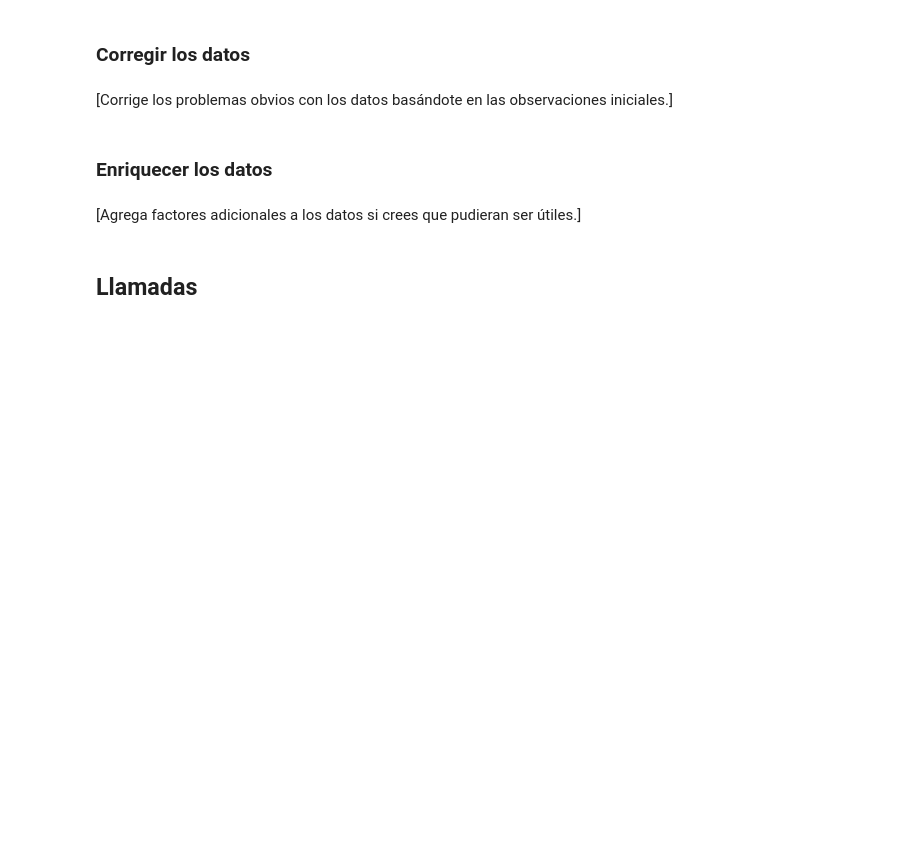
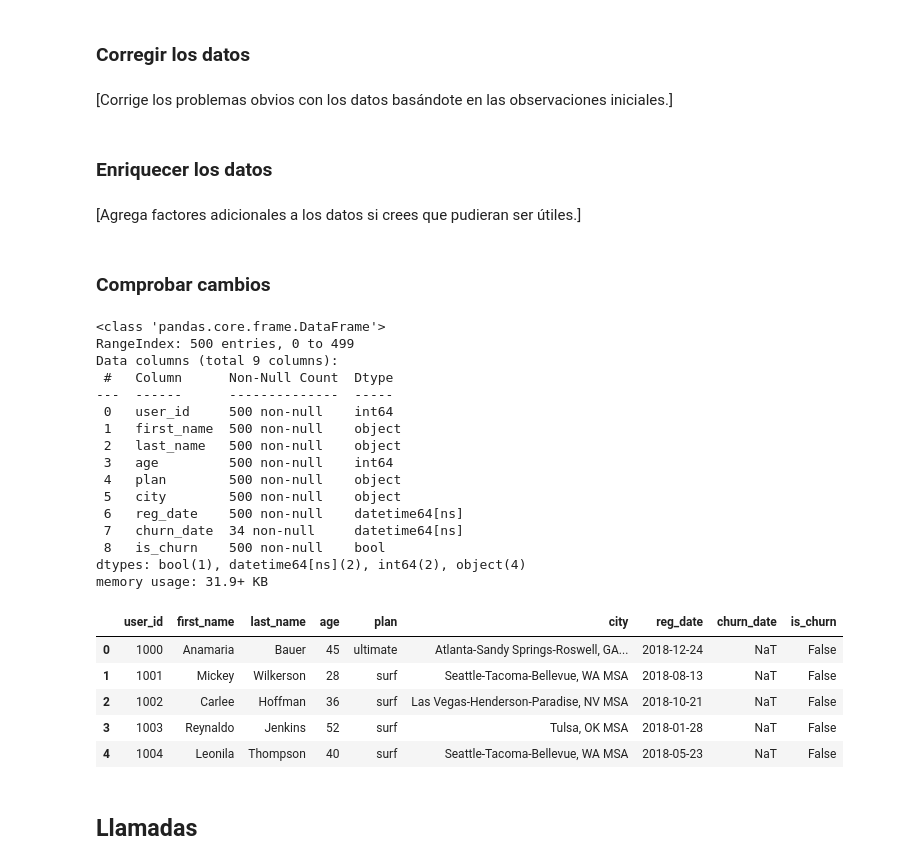
Before and after one commit to RulasBoy/TripleTen-Bootcamp, a Jupyter notebook: Sprint 5/notebook.ipynb, the cells around one changed output. Cells and saved outputs as stored; diff of their text form; code cells hidden in the pictures; blank space fills up the shorter version.

```diff
--- a/Sprint 5/notebook.ipynb
+++ b/Sprint 5/notebook.ipynb
@@ -106,10 +172,51 @@ df_plans['gb_per_month_included'] = df_plans['mb_per_month_included'] / 1024
 ### Corregir los datos
 # %% [markdown]
 [Corrige los problemas obvios con los datos basándote en las observaciones iniciales.]
+# %%
+# Reordenar `plan` después de `age`
+cols = df_users.columns.tolist()
+cols.insert(4, cols.pop(cols.index('plan')))
+df_users = df_users[cols]
+
+# Cambiar las columnas de fecha al tipo correspondiente
+df_users['reg_date'] = pd.to_datetime(df_users['reg_date'])
+df_users['churn_date'] = pd.to_datetime(df_users['churn_date'])
 # %% [markdown]
 ### Enriquecer los datos
 # %% [markdown]
 [Agrega factores adicionales a los datos si crees que pudieran ser útiles.]
+# %%
+# Crear una columna booleana para identificar clientes que cancelaron
+df_users['is_churn'] = df_users['churn_date'].notna()
+# %% [markdown]
+### Comprobar cambios
+# %%
+df_users.info()
+
+df_users.head()
+# %% [output]
+<class 'pandas.core.frame.DataFrame'>
+RangeIndex: 500 entries, 0 to 499
+Data columns (total 9 columns):
+ #   Column      Non-Null Count  Dtype
+---  ------      --------------  -----
+ 0   user_id     500 non-null    int64
+ 1   first_name  500 non-null    object
+ 2   last_name   500 non-null    object
+ 3   age         500 non-null    int64
+ 4   plan        500 non-null    object
+ 5   city        500 non-null    object
+ 6   reg_date    500 non-null    datetime64[ns]
+ 7   churn_date  34 non-null     datetime64[ns]
+ 8   is_churn    500 non-null    bool
+dtypes: bool(1), datetime64[ns](2), int64(2), object(4)
+memory usage: 31.9+ KB
+|  | user_id | first_name | last_name | age | plan | city | reg_date | churn_date | is_churn |
+| 0 | 1000 | Anamaria | Bauer | 45 | ultimate | Atlanta-Sandy Springs-Roswell, GA... | 2018-12-24 | NaT | False |
+| 1 | 1001 | Mickey | Wilkerson | 28 | surf | Seattle-Tacoma-Bellevue, WA MSA | 2018-08-13 | NaT | False |
+| 2 | 1002 | Carlee | Hoffman | 36 | surf | Las Vegas-Henderson-Paradise, NV MSA | 2018-10-21 | NaT | False |
+| 3 | 1003 | Reynaldo | Jenkins | 52 | surf | Tulsa, OK MSA | 2018-01-28 | NaT | False |
+| 4 | 1004 | Leonila | Thompson | 40 | surf | Seattle-Tacoma-Bellevue, WA MSA | 2018-05-23 | NaT | False |
 # %% [markdown]
 ## Llamadas
 # %%
```
Also changed, not shown: parts of 16 cells of this notebook.
